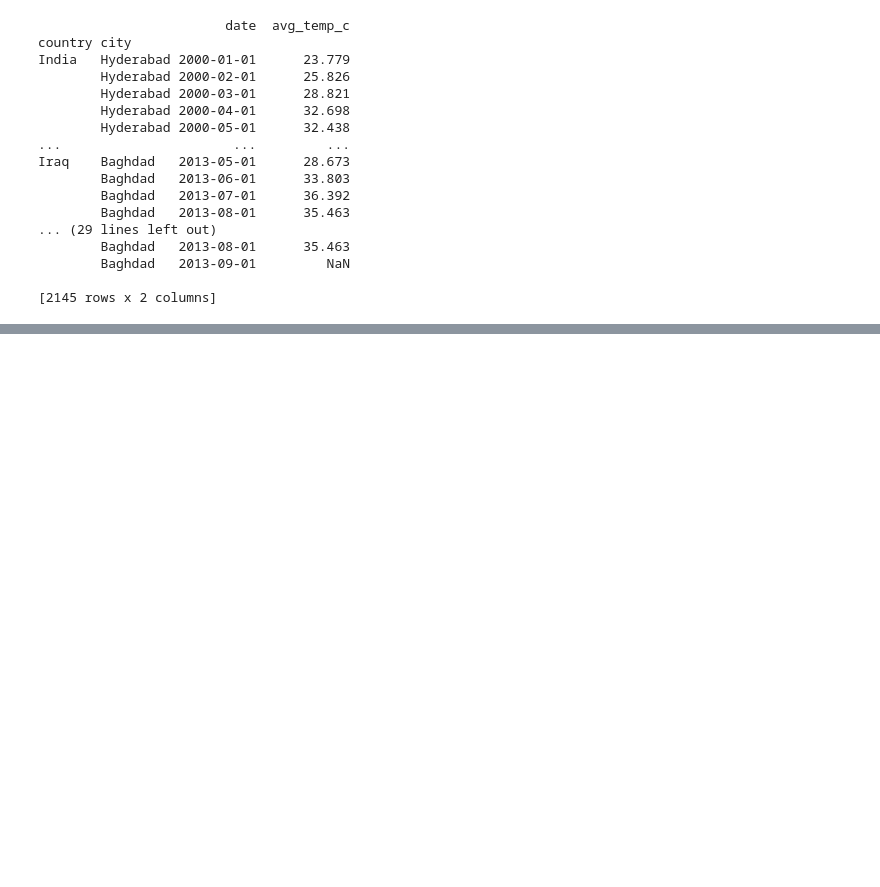
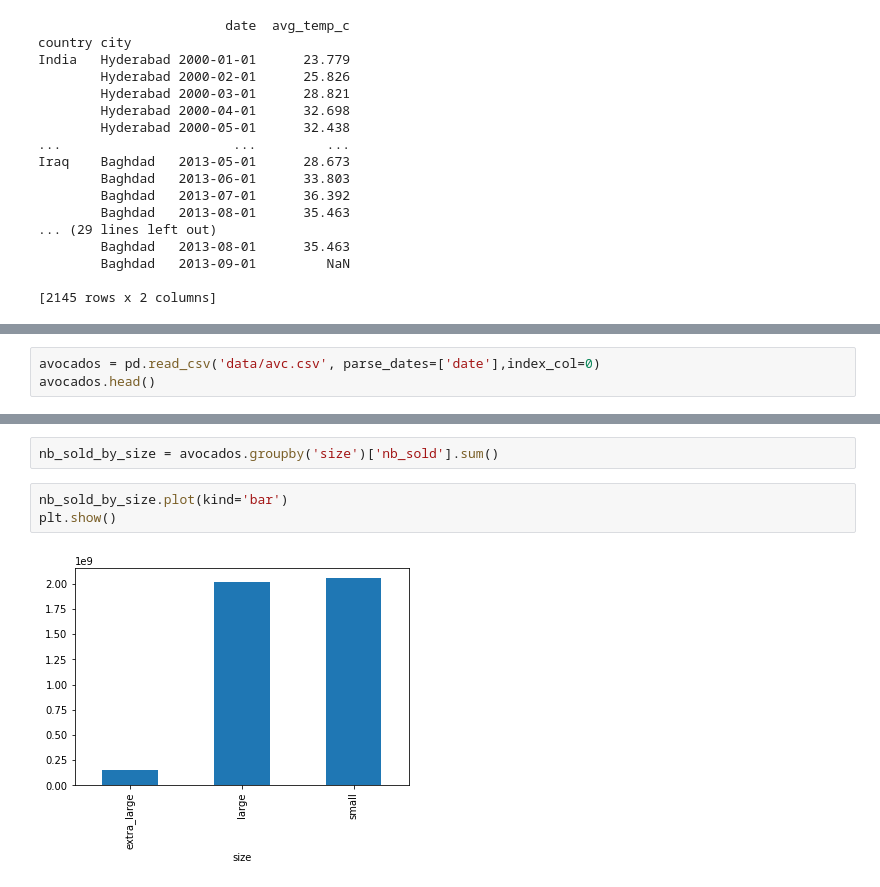
Before and after one commit to noahlias/datacamp_course, a Jupyter notebook: data-manipulation-with-pandas.ipynb, the cells around one changed output, grey strips where cells are left out. Cells and saved outputs as stored; diff of their text form; blank space fills up the shorter version.

```diff
--- a/data-manipulation-with-pandas.ipynb
+++ b/data-manipulation-with-pandas.ipynb
@@ -802,0 +982,3 @@ Iraq    Baghdad   2013-05-01      28.673
+# %%
+avocados = pd.read_csv('data/avc.csv', parse_dates=['date'],index_col=0)
+avocados.head()
@@ -802,0 +992,7 @@ Iraq    Baghdad   2013-05-01      28.673
+# %%
+nb_sold_by_size = avocados.groupby('size')['nb_sold'].sum()
+# %%
+nb_sold_by_size.plot(kind='bar')
+plt.show()
+# %% [output]
+[figure, added]
```
Also changed, not shown: parts of 34 cells of this notebook, 3 other files.
